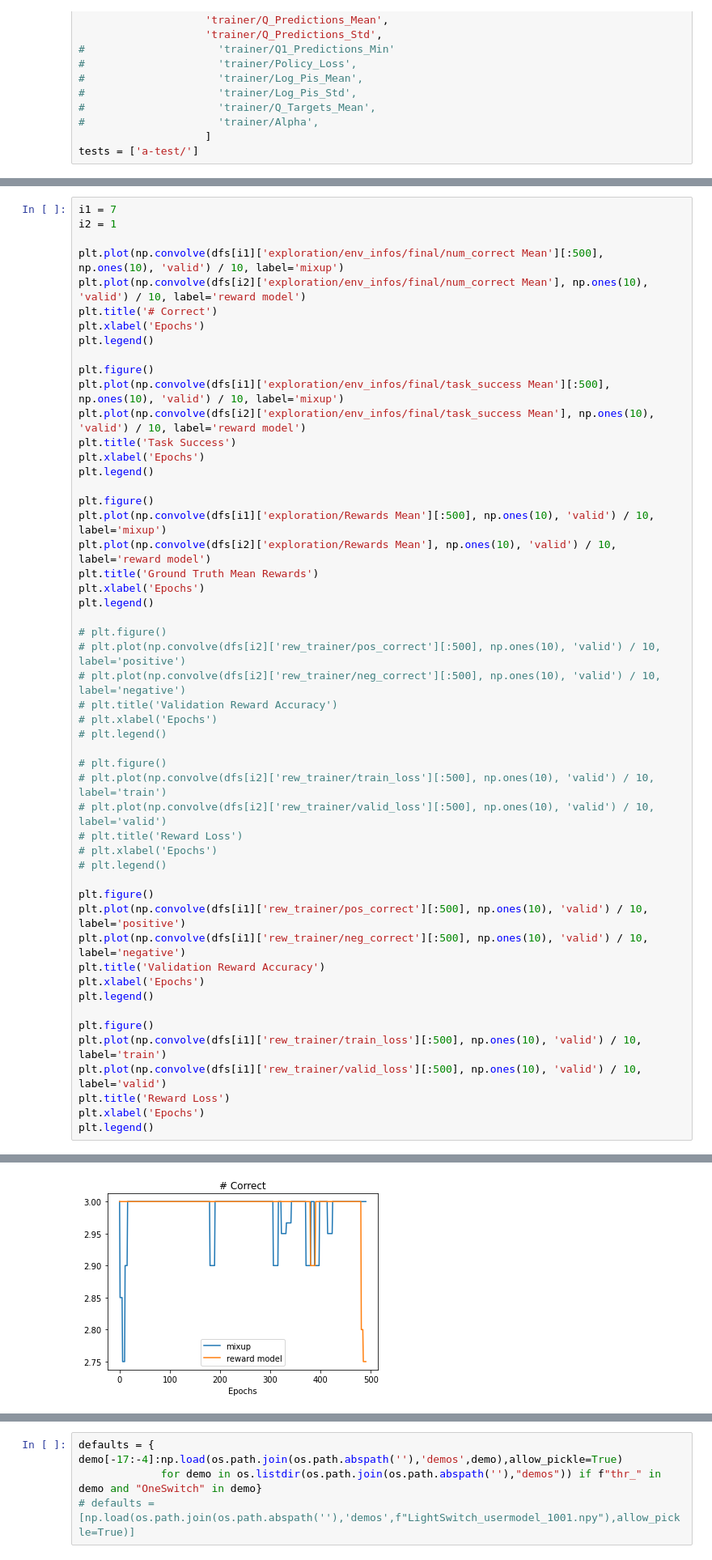
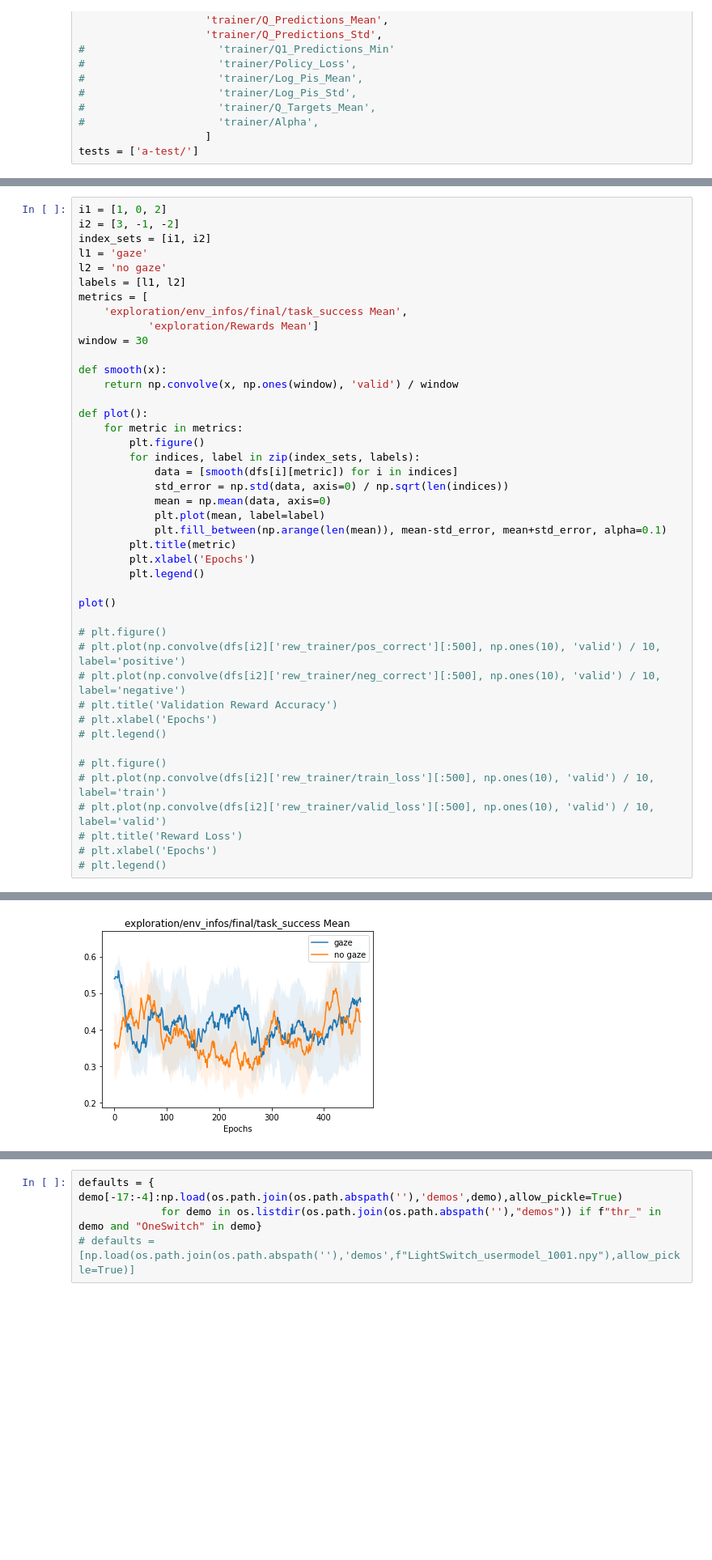
Before and after one commit to 00schen/CursorControl, a Jupyter notebook: image/Untitled1.ipynb, the cells around one changed output, grey strips where cells are left out. Shown: that part at 81% size. Saved outputs shown, nothing was run; the diff lists cells and outputs as text; blank space fills up the shorter version.

Commit message:
better plot code

```diff
--- a/image/Untitled1.ipynb
+++ b/image/Untitled1.ipynb
@@ -175,26 +175,32 @@ print(paths)
 # %%
-i1 = 7
-i2 = 1
+i1 = [1, 0, 2]
+i2 = [3, -1, -2]
+index_sets = [i1, i2]
+l1 = 'gaze'
+l2 = 'no gaze'
+labels = [l1, l2]
+metrics = [
+    'exploration/env_infos/final/task_success Mean',
+           'exploration/Rewards Mean']
+window = 30
 
-plt.plot(np.convolve(dfs[i1]['exploration/env_infos/final/num_correct Mean'][:500], np.ones(10), 'valid') / 10, label='mixup')
-plt.plot(np.convolve(dfs[i2]['exploration/env_infos/final/num_correct Mean'], np.ones(10), 'valid') / 10, label='reward model')
-plt.title('# Correct')
-plt.xlabel('Epochs')
-plt.legend()
+def smooth(x):
+    return np.convolve(x, np.ones(window), 'valid') / window
 
-plt.figure()
-plt.plot(np.convolve(dfs[i1]['exploration/env_infos/final/task_success Mean'][:500], np.ones(10), 'valid') / 10, label='mixup')
-plt.plot(np.convolve(dfs[i2]['exploration/env_infos/final/task_success Mean'], np.ones(10), 'valid') / 10, label='reward model')
-plt.title('Task Success')
-plt.xlabel('Epochs')
-plt.legend()
+def plot():
+    for metric in metrics:
+        plt.figure()
+        for indices, label in zip(index_sets, labels):
+            data = [smooth(dfs[i][metric]) for i in indices]
+            std_error = np.std(data, axis=0) / np.sqrt(len(indices))
+            mean = np.mean(data, axis=0)
+            plt.plot(mean, label=label)
+            plt.fill_between(np.arange(len(mean)), mean-std_error, mean+std_error, alpha=0.1)
+        plt.title(metric)
+        plt.xlabel('Epochs')
+        plt.legend()
 
-plt.figure()
-plt.plot(np.convolve(dfs[i1]['exploration/Rewards Mean'][:500], np.ones(10), 'valid') / 10, label='mixup')
-plt.plot(np.convolve(dfs[i2]['exploration/Rewards Mean'], np.ones(10), 'valid') / 10, label='reward model')
-plt.title('Ground Truth Mean Rewards')
-plt.xlabel('Epochs')
-plt.legend()
+plot()
 
 # plt.figure()
 # plt.plot(np.convolve(dfs[i2]['rew_trainer/pos_correct'][:500], np.ones(10), 'valid') / 10, label='positive')
@@ -209,18 +215,4 @@ plt.legend()
 # plt.title('Reward Loss')
 # plt.xlabel('Epochs')
 # plt.legend()
-
-plt.figure()
-plt.plot(np.convolve(dfs[i1]['rew_trainer/pos_correct'][:500], np.ones(10), 'valid') / 10, label='positive')
-plt.plot(np.convolve(dfs[i1]['rew_trainer/neg_correct'][:500], np.ones(10), 'valid') / 10, label='negative')
-plt.title('Validation Reward Accuracy')
-plt.xlabel('Epochs')
-plt.legend()
-
-plt.figure()
-plt.plot(np.convolve(dfs[i1]['rew_trainer/train_loss'][:500], np.ones(10), 'valid') / 10, label='train')
-plt.plot(np.convolve(dfs[i1]['rew_trainer/valid_loss'][:500], np.ones(10), 'valid') / 10, label='valid')
-plt.title('Reward Loss')
-plt.xlabel('Epochs')
-plt.legend()
 # %% [output]
@@ -228 +219 @@ plt.legend()
-[figure, old version]
+[figure, new version]
```
Also changed, not shown: parts of 2 cells of this notebook.
